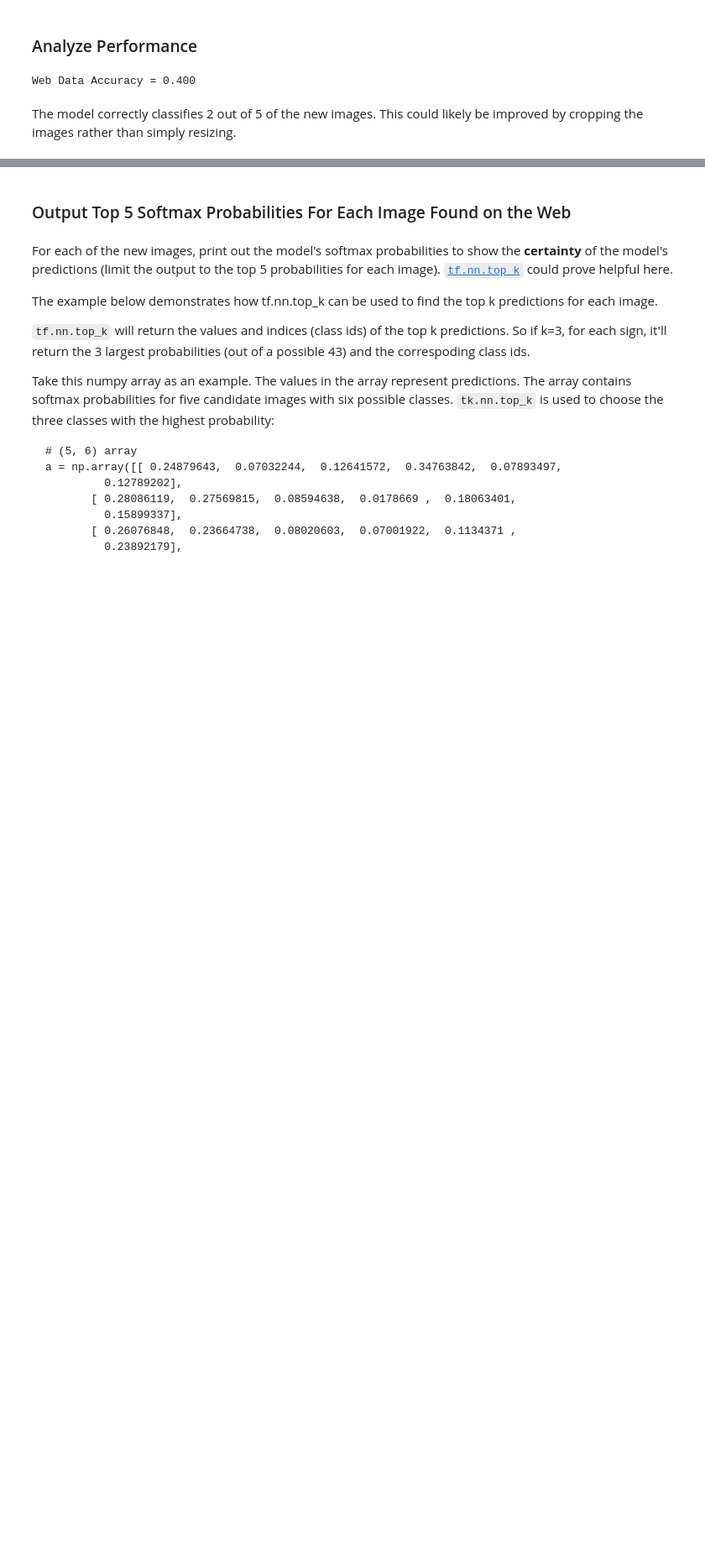
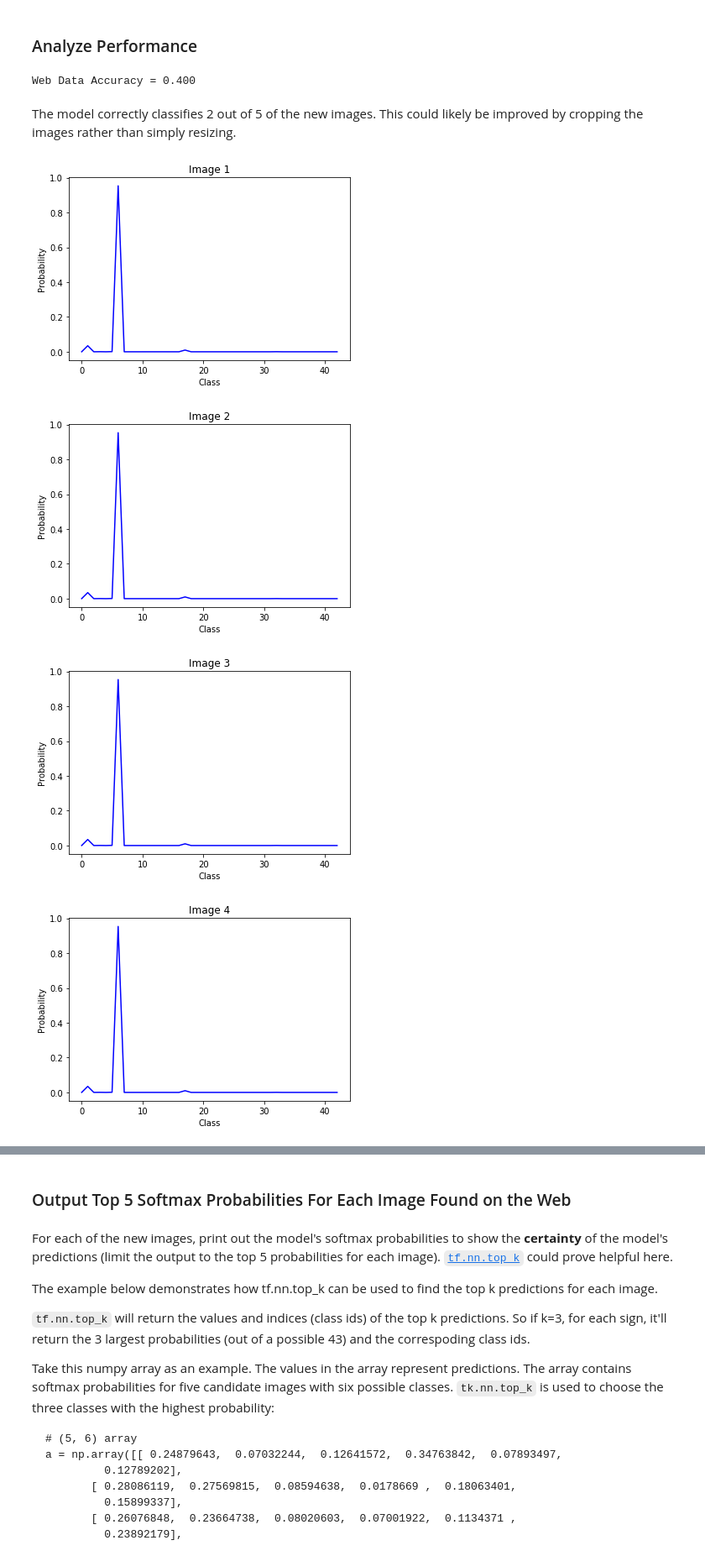
Before and after one commit to jrobischon/CarND-Traffic-Sign-Classifier-Project, a Jupyter notebook: Traffic_Sign_Classifier.ipynb, the cells around one changed output, grey strips where cells are left out. Shown at 84% size. Saved outputs shown, nothing was run; the diff lists cells and outputs as text; code cells hidden in the pictures; blank space fills up the shorter version.

```diff
--- a/Traffic_Sign_Classifier.ipynb
+++ b/Traffic_Sign_Classifier.ipynb
@@ -507,0 +510,14 @@ The model correctly classifies 2 out of 5 of the new images. This could likely b
+# %%
+%matplotlib inline
+for i in range(5):
+    plt.title("Image %i" %(i +1))
+    plt.plot(softmax_pred[0], "b-")
+    plt.ylabel("Probability")
+    plt.xlabel("Class")
+    plt.savefig("softmax%i.jpg" %i)
+    plt.show()
+# %% [output]
+[figure, added]
+[figure, added]
+[figure, added]
+[figure, added]
```
Also changed, not shown: parts of 6 cells of this notebook, 6 other files.
